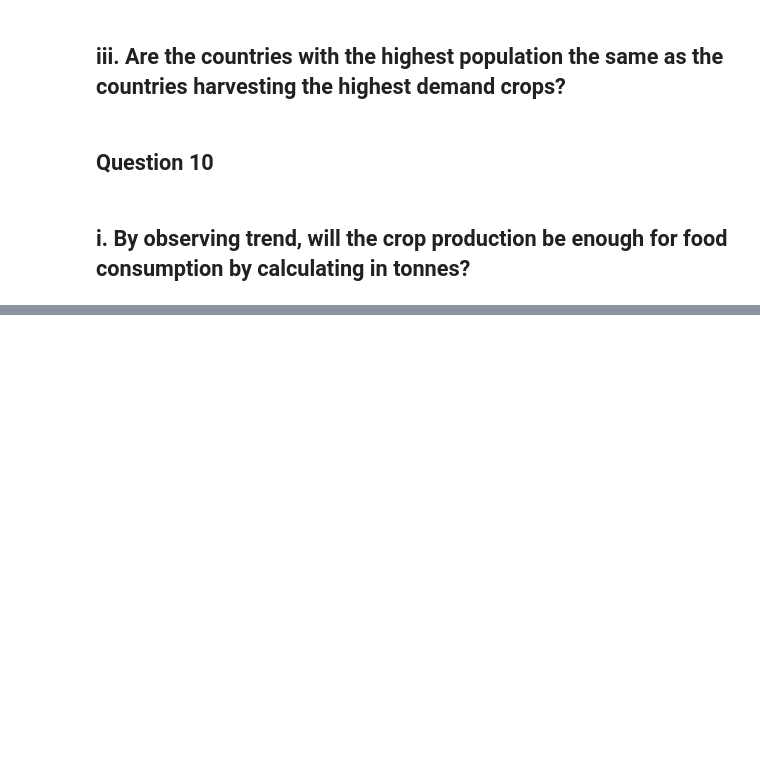
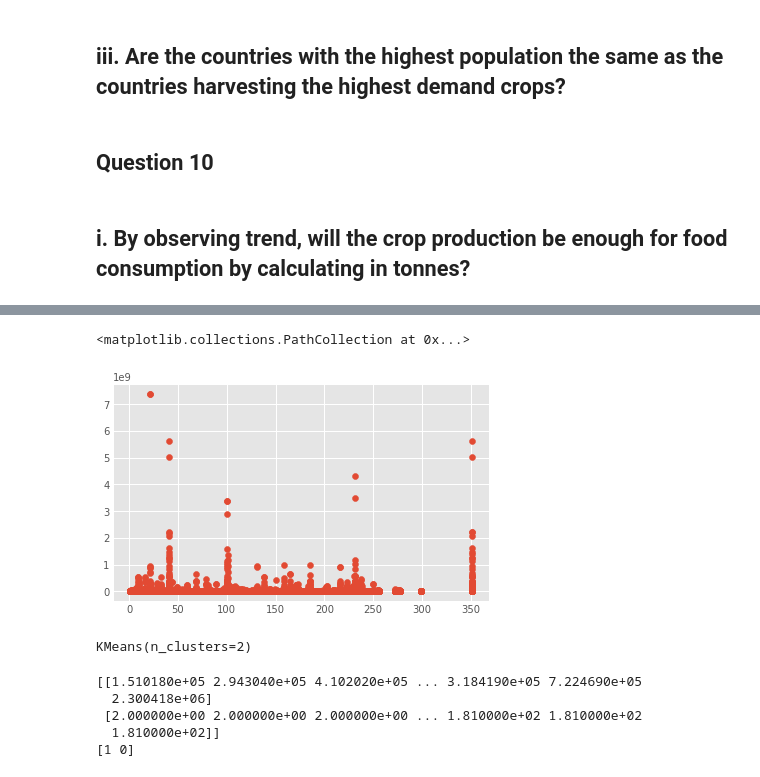
Before and after one commit to minxuan1509/IDS-FAO-Analysis, a Jupyter notebook: IDS FAO.ipynb, the cells around one changed output, grey strips where cells are left out. Saved outputs shown, nothing was run; the diff lists cells and outputs as text; code cells hidden in the pictures; blank space fills up the shorter version.

```diff
--- a/IDS FAO.ipynb
+++ b/IDS FAO.ipynb
@@ -714,0 +718,4 @@ plt.plot(whp_scaled)
+# %%
+X = crops_area_sum['Area Code']
+Y = crops_area_sum['sum_crops']
+crops_area_sum
@@ -714,0 +736,5 @@ plt.plot(whp_scaled)
+# %%
+plt.scatter(X,Y)
+# %% [output]
+<matplotlib.collections.PathCollection at 0x...>
+[figure, added]
@@ -714,0 +743,17 @@ plt.plot(whp_scaled)
+# %%
+kmeans = KMeans(n_clusters = 2)
+kmeans.fit(X)
+# %% [output]
+KMeans(n_clusters=2)
+# %%
+centroids = kmeans.cluster_centers_
+labels = kmeans.labels_
+
+print(centroids)
+print(labels)
+# %% [output]
+[[1.510180e+05 2.943040e+05 4.102020e+05 ... 3.184190e+05 7.224690e+05
+  2.300418e+06]
+ [2.000000e+00 2.000000e+00 2.000000e+00 ... 1.810000e+02 1.810000e+02
+  1.810000e+02]]
+[1 0]
```
Also changed, not shown: parts of 8 cells of this notebook.
